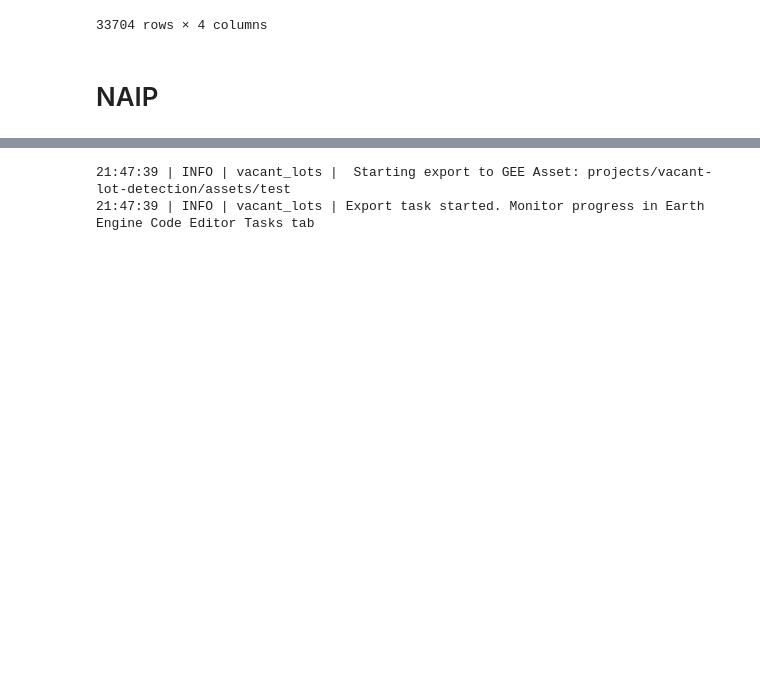
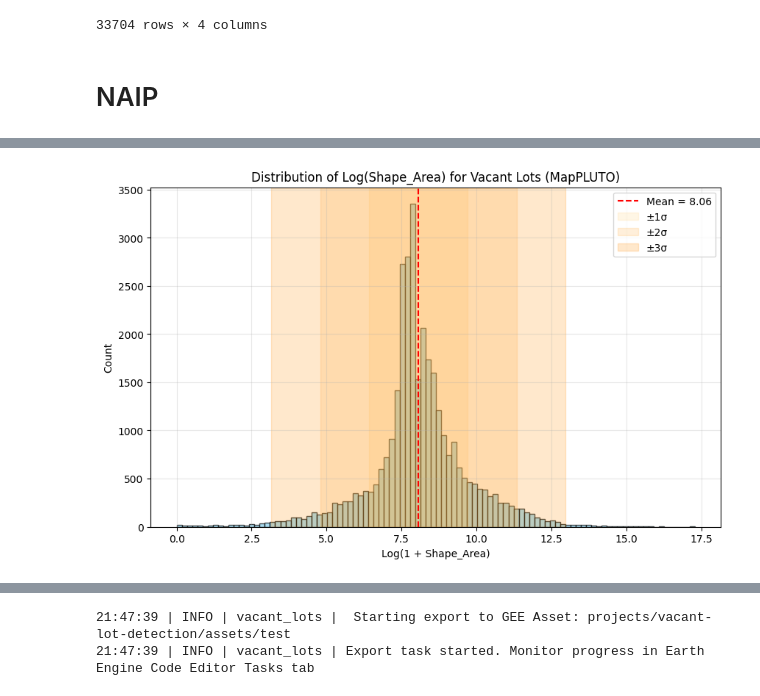
Before and after one commit to poltergeistjoya/Vacant_Lot_Detection, a Jupyter notebook: EDA/cluster_vacant_lots.ipynb, the cells around one changed output, grey strips where cells are left out. Saved outputs shown, nothing was run; the diff lists cells and outputs as text; code cells hidden in the pictures; blank space fills up the shorter version.

```diff
--- a/EDA/cluster_vacant_lots.ipynb
+++ b/EDA/cluster_vacant_lots.ipynb
@@ -406,0 +530,39 @@ brightness.select("Brightness").getInfo()
+# %%
+import numpy as np
+import matplotlib.pyplot as plt
+
+# Get area column and log-transform it
+areas = vacant_lots["Shape_Area"]
+log_areas = np.log1p(areas)  # log(1 + x) to handle zeros safely
+
+# Compute stats in log-space
+mean = log_areas.mean()
+std = log_areas.std()
+
+# Define ranges
+ranges = {
+    "±1σ": (mean - std, mean + std),
+    "±2σ": (mean - 2*std, mean + 2*std),
+    "±3σ": (mean - 3*std, mean + 3*std)
+}
+
+# Plot setup
+plt.figure(figsize=(10, 6))
+plt.hist(log_areas, bins=100, color="skyblue", edgecolor="black", alpha=0.7)
+plt.title("Distribution of Log(Shape_Area) for Vacant Lots (MapPLUTO)")
+plt.xlabel("Log(1 + Shape_Area)")
+plt.ylabel("Count")
+
+# Add mean line
+plt.axvline(mean, color="red", linestyle="--", label=f"Mean = {mean:.2f}")
+
+# Add shaded std regions
+colors = ["#FFD580", "#FFB347", "#FF8C00"]
+for i, (label, (low, high)) in enumerate(ranges.items()):
+    plt.axvspan(low, high, color=colors[i], alpha=0.2, label=label)
+
+plt.legend()
+plt.grid(alpha=0.3)
+plt.show()
+# %% [output]
+[figure, added]
```
Also changed, not shown: parts of 50 cells of this notebook, 12 other files.
